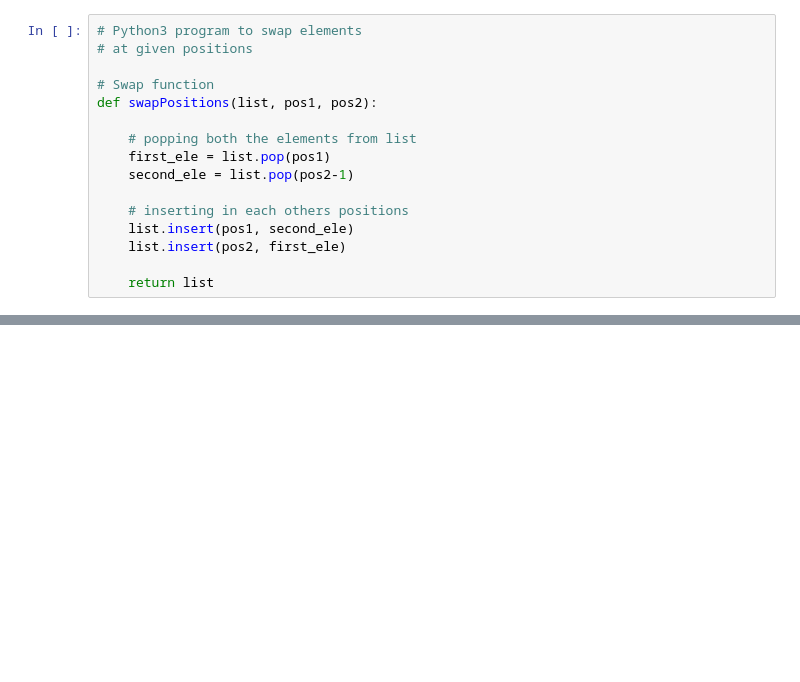
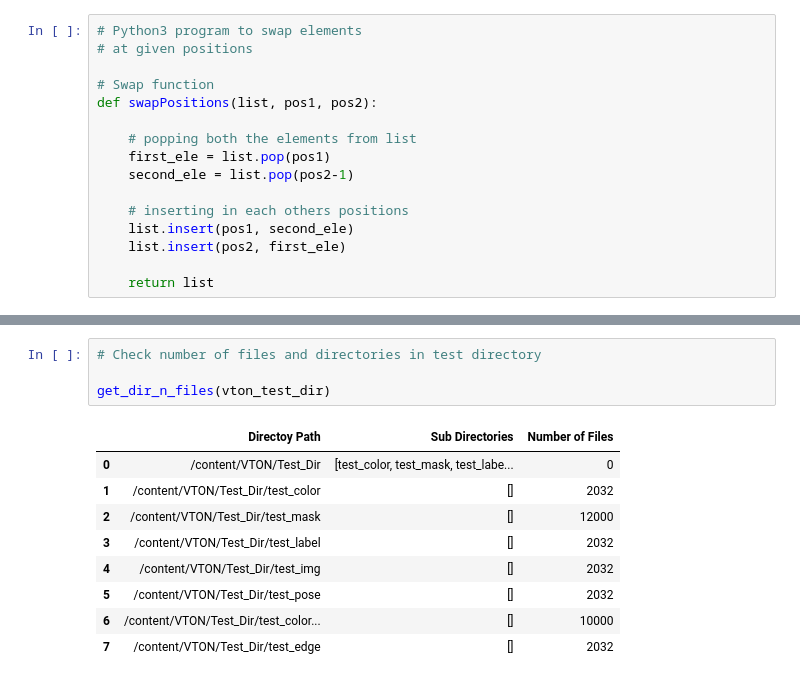
Before and after one commit to Junaidhassan99/FYP, a Jupyter notebook: fyp_01_junaid.ipynb, the cells around one changed output, grey strips where cells are left out. Saved outputs shown, nothing was run; the diff lists cells and outputs as text; blank space fills up the shorter version.

```diff
--- a/fyp_01_junaid.ipynb
+++ b/fyp_01_junaid.ipynb
@@ -255,3 +262,17 @@ def visualize_dataset_imgs(root_dir, max_range, n_samples=3, figsize=(20, 12)):
         plt.text(x, y, str(i), color='r', fontsize=10)
         i+=1
     # plt.show()
+# %%
+# Check number of files and directories in test directory
+
+get_dir_n_files(vton_test_dir)
+# %% [output]
+|  | Directoy Path | Sub Directories | Number of Files |
+| 0 | /content/VTON/Test_Dir | [test_color, test_mask, test_labe... | 0 |
+| 1 | /content/VTON/Test_Dir/test_color | [] | 2032 |
+| 2 | /content/VTON/Test_Dir/test_mask | [] | 12000 |
+| 3 | /content/VTON/Test_Dir/test_label | [] | 2032 |
+| 4 | /content/VTON/Test_Dir/test_img | [] | 2032 |
+| 5 | /content/VTON/Test_Dir/test_pose | [] | 2032 |
+| 6 | /content/VTON/Test_Dir/test_color... | [] | 10000 |
+| 7 | /content/VTON/Test_Dir/test_edge | [] | 2032 |
```
Also changed, not shown: parts of 29 cells of this notebook.
